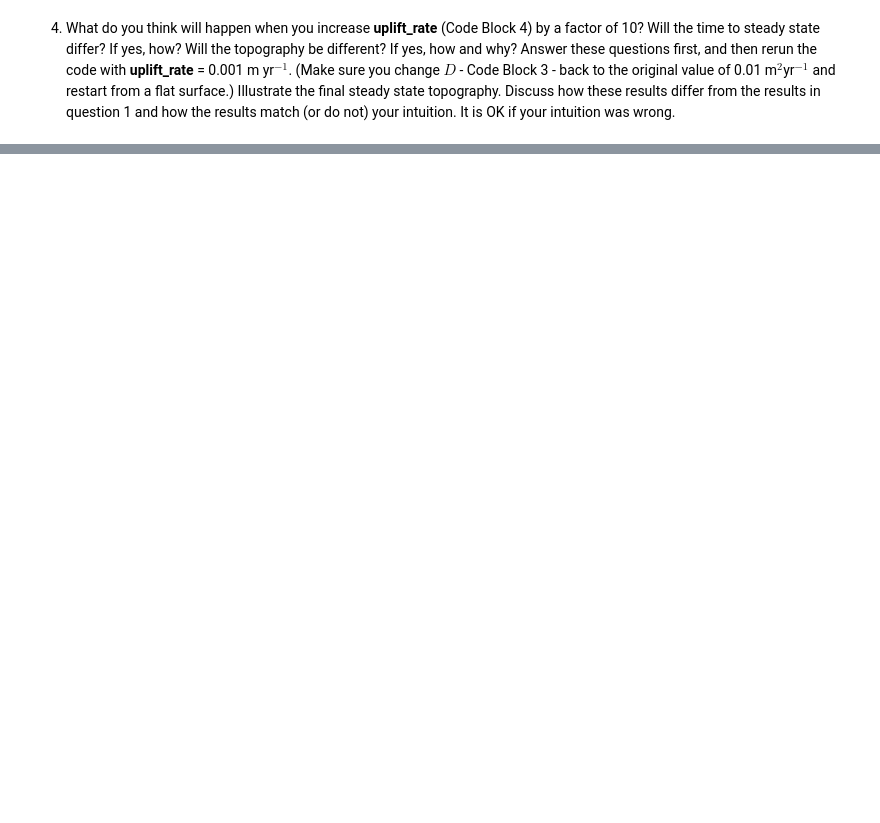
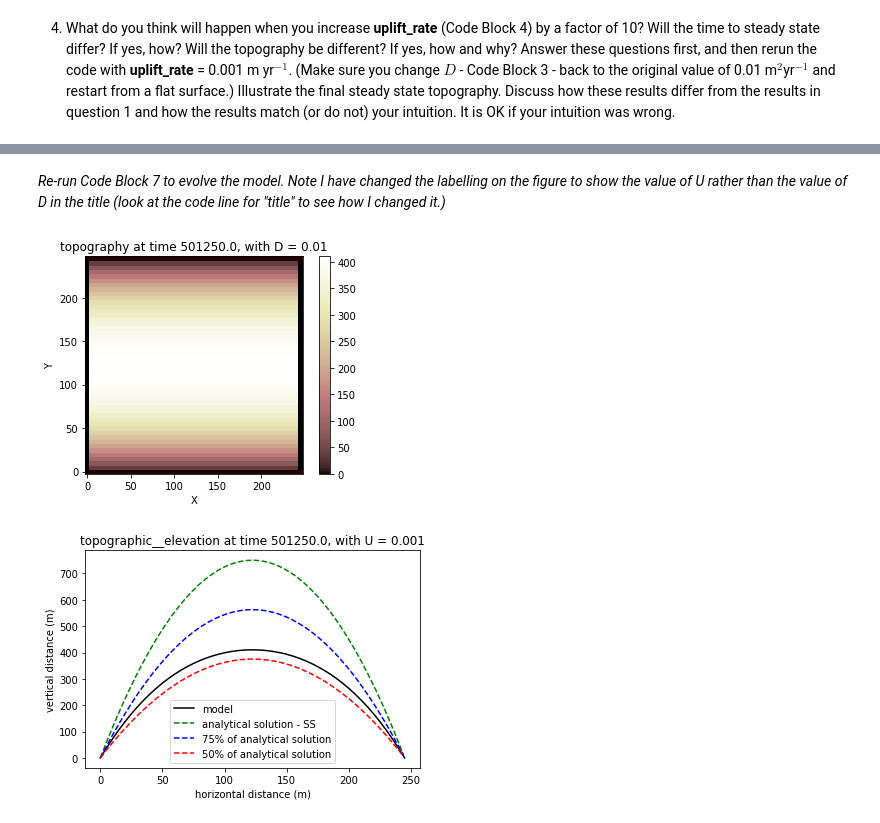
Before and after one commit to fclubb/EarthSurfaceProcesses, a Jupyter notebook: Week2_HillslopeEvolution/2DHillslope_ANSWERS.ipynb, the cells around one changed output, grey strips where cells are left out. Saved outputs shown, nothing was run; the diff lists cells and outputs as text; code cells hidden in the pictures; blank space fills up the shorter version.

```diff
--- a/Week2_HillslopeEvolution/2DHillslope_ANSWERS.ipynb
+++ b/Week2_HillslopeEvolution/2DHillslope_ANSWERS.ipynb
@@ -195,0 +362,29 @@ Answer: Not quite, but it is getting close. Go back and rerun Code Blocks 7, 8 a
+# %% [markdown]
+_Re-run Code Block 7 to evolve the model. Note I have changed the labelling on the figure to show the value of U rather than the value of D in the title (look at the code line for "title" to see how I changed it.)_
+# %%
+# Code Block 7
+
+for i in range(nt):
+    mg["node"]["topographic__elevation"][mg.core_nodes] += uplift_per_step
+    lin_diffuse.run_one_step(dt)
+    time_counter += dt
+
+    # All landscape evolution is the first two lines of loop.
+    # Below is simply for plotting the topography halfway through the run
+    if i == int(nt // 2):
+        figure(1)
+        imshow_grid(mg, "topographic__elevation")
+        title("topography at time %s, with D = %s" % (time_counter, D))
+        figure(2)
+        elev_rast = mg.node_vector_to_raster(mg.at_node["topographic__elevation"])
+        plot(ys_grid, elev_rast[:, 2], "k-", label="model")
+        plot(ys, zs, "g--", label="analytical solution - SS")
+        plot(ys, zs * 0.75, "b--", label="75% of analytical solution")
+        plot(ys, zs * 0.5, "r--", label="50% of analytical solution")
+        xlabel("horizontal distance (m)")
+        ylabel("vertical distance (m)")
+        legend(loc="lower center")
+        title("topographic__elevation at time %s, with U = %s" % (time_counter, uplift_rate))
+# %% [output]
+[figure, added]
+[figure, added]
```
Also changed, not shown: parts of 34 cells of this notebook.
